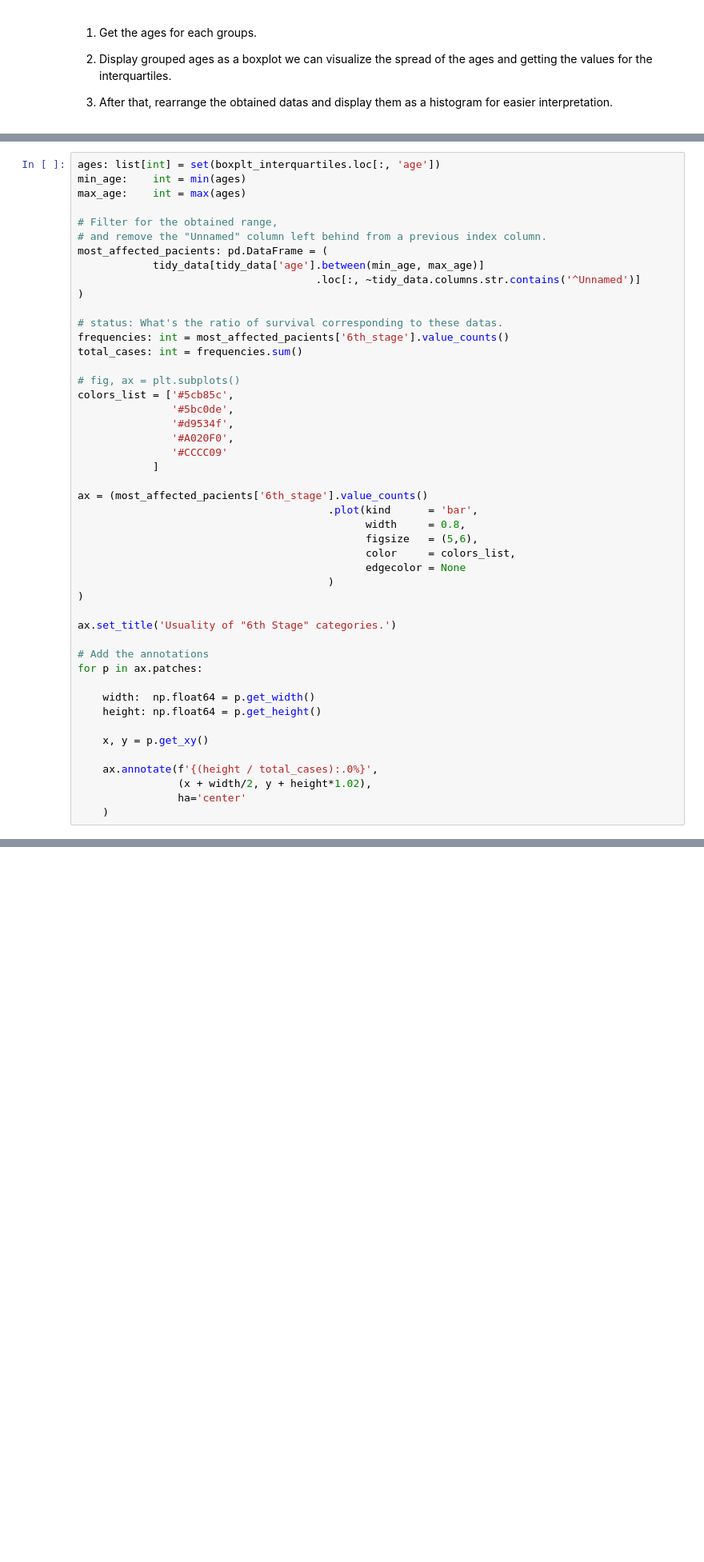
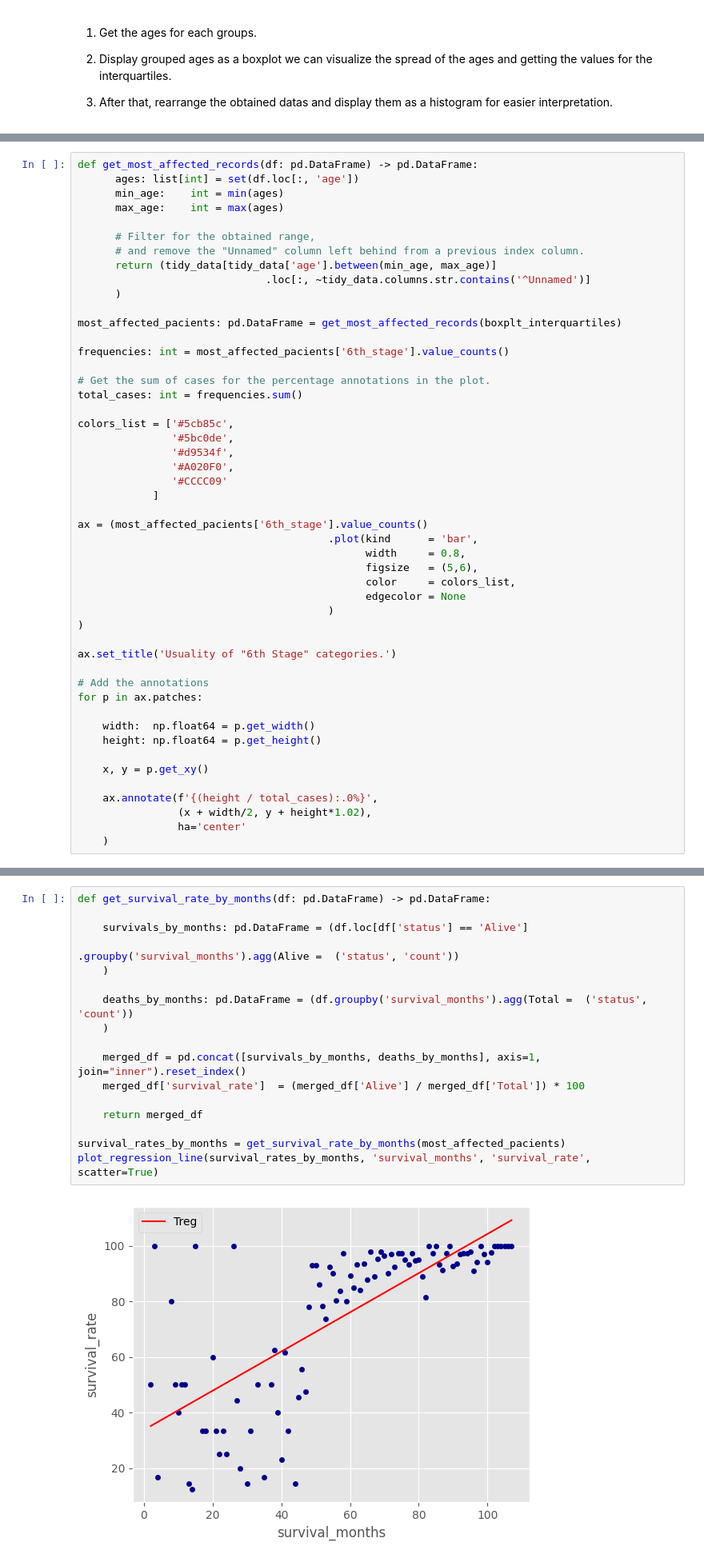
Before and after one commit to AniValle/Pandas_statistics_pt2, a Jupyter notebook: 1-Daniel_Majer.ipynb, the cells around one changed output, grey strips where cells are left out. Shown: that part at 80% size. Drawn from its saved outputs; the diff is of its cells as text; blank space fills up the shorter version.

```diff
--- a/1-Daniel_Majer.ipynb
+++ b/1-Daniel_Majer.ipynb
@@ -121,20 +154,22 @@ In those ages which suffer the most from breast cancer, what are the frequencies
 # %%
-ages: list[int] = set(boxplt_interquartiles.loc[:, 'age'])
-min_age:    int = min(ages)
-max_age:    int = max(ages)
+def get_most_affected_records(df: pd.DataFrame) -> pd.DataFrame:
+      ages: list[int] = set(df.loc[:, 'age'])
+      min_age:    int = min(ages)
+      max_age:    int = max(ages)
 
-# Filter for the obtained range,
-# and remove the "Unnamed" column left behind from a previous index column.
-most_affected_pacients: pd.DataFrame = (
-            tidy_data[tidy_data['age'].between(min_age, max_age)]
-                                      .loc[:, ~tidy_data.columns.str.contains('^Unnamed')]
-)
+      # Filter for the obtained range,
+      # and remove the "Unnamed" column left behind from a previous index column.
+      return (tidy_data[tidy_data['age'].between(min_age, max_age)]
+                              .loc[:, ~tidy_data.columns.str.contains('^Unnamed')]
+      )
 
-# status: What's the ratio of survival corresponding to these datas.
+most_affected_pacients: pd.DataFrame = get_most_affected_records(boxplt_interquartiles)
+
 frequencies: int = most_affected_pacients['6th_stage'].value_counts()
+
+# Get the sum of cases for the percentage annotations in the plot.
 total_cases: int = frequencies.sum()
 
-# fig, ax = plt.subplots()
 colors_list = ['#5cb85c',
                '#5bc0de',
                '#d9534f',
@@ -216,0 +280,19 @@ tiendes a pensar que mientras más tiempo está el tumor en tu cuerpo menos prob
+# %%
+def get_survival_rate_by_months(df: pd.DataFrame) -> pd.DataFrame:
+
+    survivals_by_months: pd.DataFrame = (df.loc[df['status'] == 'Alive']
+                                                            .groupby('survival_months').agg(Alive =  ('status', 'count'))
+    )
+
+    deaths_by_months: pd.DataFrame = (df.groupby('survival_months').agg(Total =  ('status', 'count'))
+    )
+
+    merged_df = pd.concat([survivals_by_months, deaths_by_months], axis=1, join="inner").reset_index()
+    merged_df['survival_rate']  = (merged_df['Alive'] / merged_df['Total']) * 100
+
+    return merged_df
+
+survival_rates_by_months = get_survival_rate_by_months(most_affected_pacients)
+plot_regression_line(survival_rates_by_months, 'survival_months', 'survival_rate', scatter=True)
+# %% [output]
+[figure, added]
```
Also changed, not shown: parts of 15 cells of this notebook, 1 other file.
